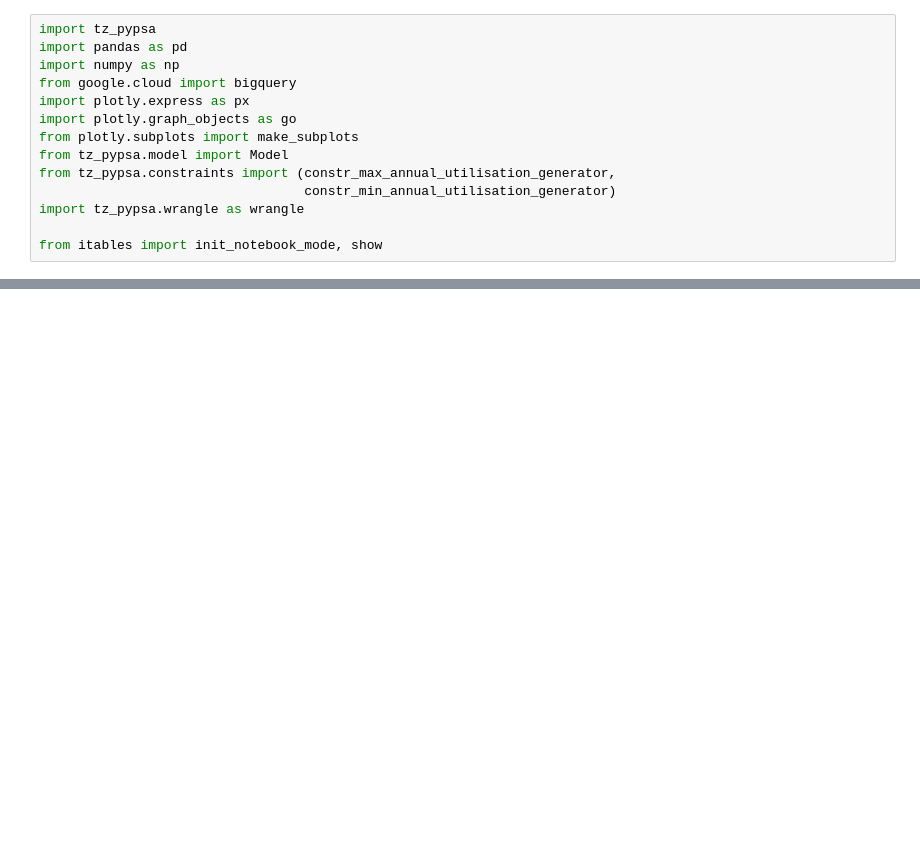
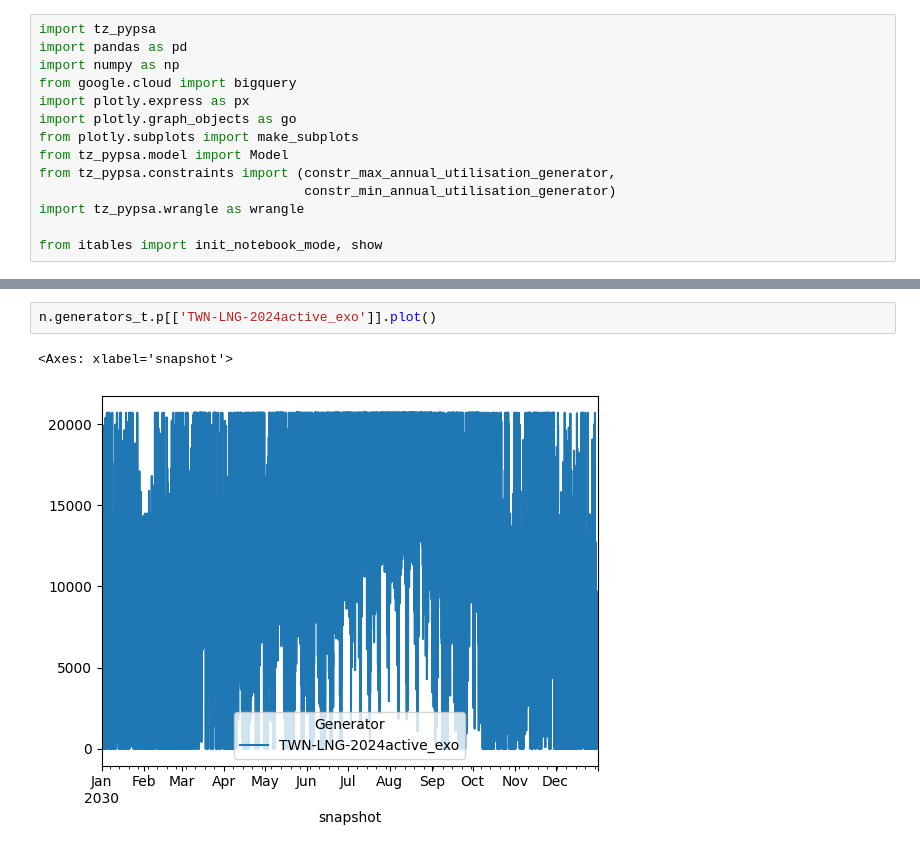
Before and after one commit to transition-zero/tza-pypsa, a Jupyter notebook: brownfield_run.ipynb, the cells around one changed output, grey strips where cells are left out. Cells and saved outputs as stored; diff of their text form; blank space fills up the shorter version.

```diff
--- a/brownfield_run.ipynb
+++ b/brownfield_run.ipynb
@@ -81,0 +50,5 @@ INFO:pypsa.optimization.optimize:The shadow-prices of the constraints Generator-
+# %%
+n.generators_t.p[['TWN-LNG-2024active_exo']].plot()
+# %% [output]
+<Axes: xlabel='snapshot'>
+[figure, added]
```
Also changed, not shown: parts of 10 cells of this notebook, 7 other files.
